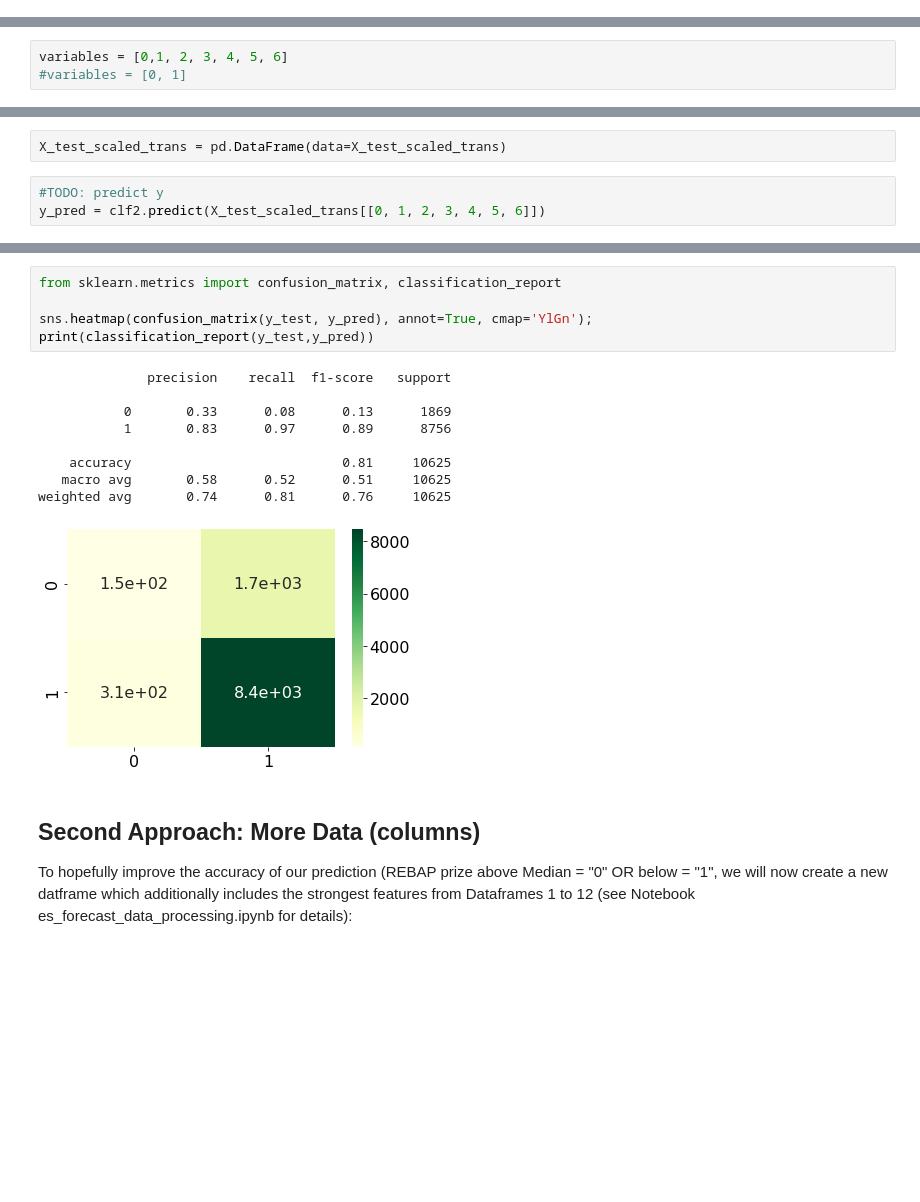
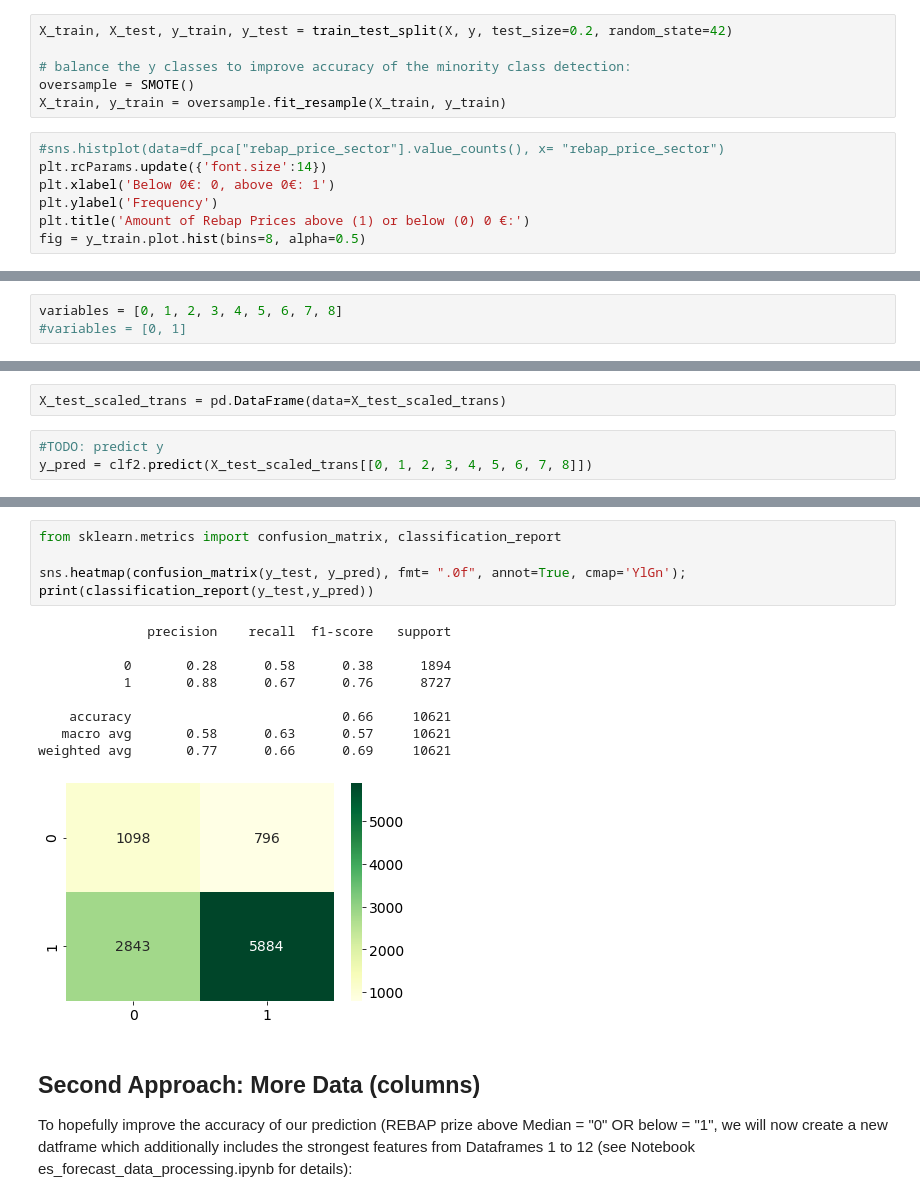
Before and after one commit to Antadurunnu/Energy-imbalance-price-prediction, a Jupyter notebook: Capstone_PCA_EDA.ipynb, the cells around one changed output, grey strips where cells are left out. Saved outputs shown, nothing was run; the diff lists cells and outputs as text; blank space fills up the shorter version.

```diff
--- a/Capstone_PCA_EDA.ipynb
+++ b/Capstone_PCA_EDA.ipynb
@@ -253,0 +272,13 @@ Name: rebap_price_sector, dtype: int64
+# %%
+X_train, X_test, y_train, y_test = train_test_split(X, y, test_size=0.2, random_state=42)
+
+# balance the y classes to improve accuracy of the minority class detection:
+oversample = SMOTE()
+X_train, y_train = oversample.fit_resample(X_train, y_train)
+# %%
+#sns.histplot(data=df_pca["rebap_price_sector"].value_counts(), x= "rebap_price_sector")
+plt.rcParams.update({'font.size':14})
+plt.xlabel('Below 0€: 0, above 0€: 1')
+plt.ylabel('Frequency')
+plt.title('Amount of Rebap Prices above (1) or below (0) 0 €:')
+fig = y_train.plot.hist(bins=8, alpha=0.5)
@@ -336,7 +369,7 @@ plt.show()
 # %%
 from sklearn.naive_bayes import GaussianNB
 # %%
-variables = [0,1, 2, 3, 4, 5, 6]
+variables = [0, 1, 2, 3, 4, 5, 6, 7, 8]
 #variables = [0, 1]
 # %%
 #TODO: instantiate the model and train it on X_train_scaled_trans with the variables defined before, y_train (data any transformations)
@@ -357,7 +390,7 @@ X_test_scaled_trans = pca.transform(X_test_scaled)
 X_test_scaled_trans = pd.DataFrame(data=X_test_scaled_trans)
 # %%
 #TODO: predict y
-y_pred = clf2.predict(X_test_scaled_trans[[0, 1, 2, 3, 4, 5, 6]])
+y_pred = clf2.predict(X_test_scaled_trans[[0, 1, 2, 3, 4, 5, 6, 7, 8]])
 # %%
 # we will use the accuracy score for an easy comparison of results
 from sklearn.metrics import accuracy_score
@@ -367,18 +400,18 @@ accuracy_score(y_test, y_pred)
 # %%
 from sklearn.metrics import confusion_matrix, classification_report
 
-sns.heatmap(confusion_matrix(y_test, y_pred), annot=True, cmap='YlGn');
+sns.heatmap(confusion_matrix(y_test, y_pred), fmt= ".0f", annot=True, cmap='YlGn');
 print(classification_report(y_test,y_pred))
 # %% [output]
               precision    recall  f1-score   support
 
-           0       0.33      0.08      0.13      1869
-           1       0.83      0.97      0.89      8756
+           0       0.28      0.58      0.38      1894
+           1       0.88      0.67      0.76      8727
 
-    accuracy                           0.81     10625
-   macro avg       0.58      0.52      0.51     10625
-weighted avg       0.74      0.81      0.76     10625
+    accuracy                           0.66     10621
+   macro avg       0.58      0.63      0.57     10621
+weighted avg       0.77      0.66      0.69     10621
-[figure, old version]
+[figure, new version]
 # %% [markdown]
 ## Second Approach: More Data (columns)
 
```
Also changed, not shown: parts of 58 cells of this notebook.
